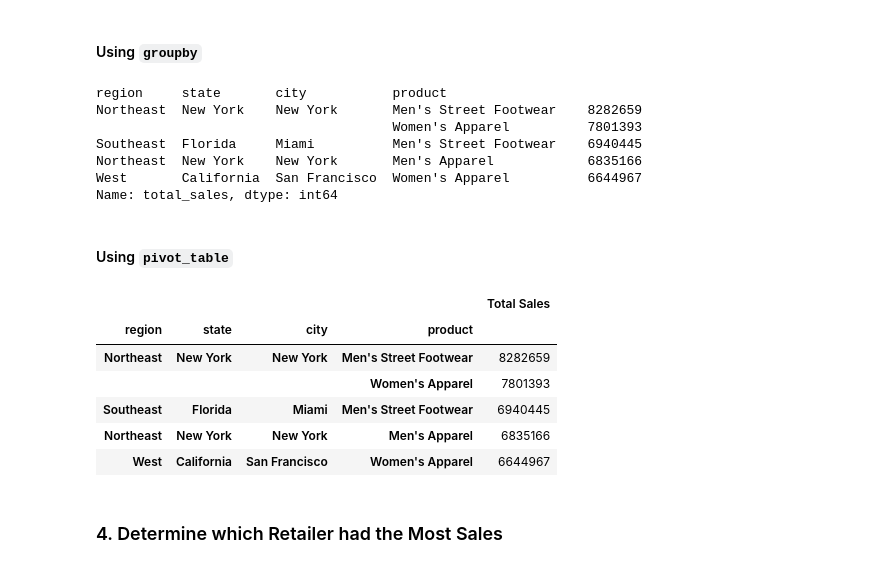
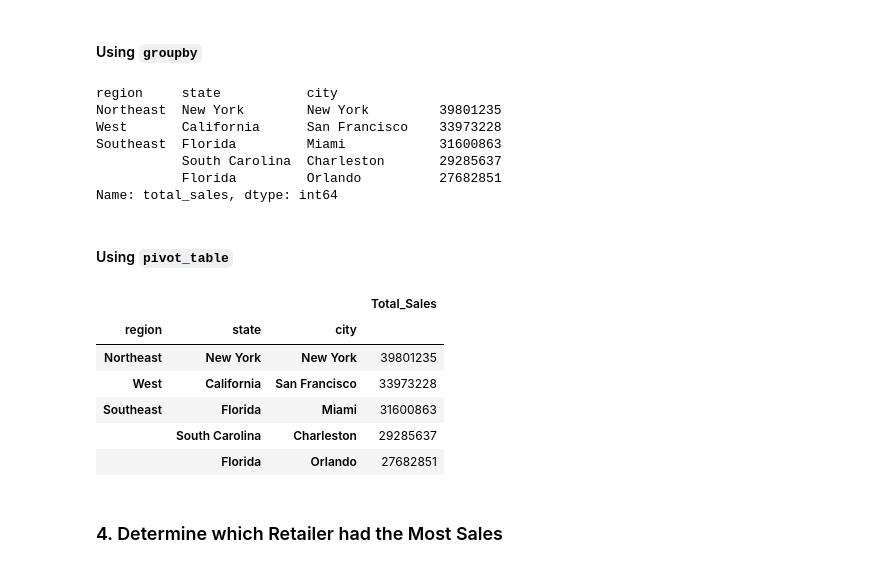
Before and after one commit to lizarias85/athletic_sales_analysis, a Jupyter notebook: athletic_sales_analysis_starter_code.ipynb, the cells around one changed output. Saved outputs shown, nothing was run; the diff lists cells and outputs as text; code cells hidden in the pictures.

```diff
--- a/athletic_sales_analysis_starter_code.ipynb
+++ b/athletic_sales_analysis_starter_code.ipynb
@@ -23,9 +23,9 @@ data_2020.head()
 | 4 | Foot Locker | 1185732 | 1/1/20 | Northeast | Pennsylvania | Philadelphia | Women's Apparel | 53 | 83 | ... |
 # %%
 # Display the 2021 sales DataFrame
-#data_2021 = pd.read_csv(path_2021, index_col='invoice_date')
-data_2021 = pd.read_csv(path_2021)
-data_2021.head()
+#sales_2021 = pd.read_csv(path_2021, index_col='invoice_date')
+sales_2021 = pd.read_csv(path_2021)
+sales_2021.head()
 # %% [output]
 |  | retailer | retailer_id | invoice_date | region | state | city | product | price_per_unit | units_sold | ... |
 | 0 | West Gear | 1128299 | 1/1/21 | West | California | San Francisco | Men's Athletic Footwear | 65 | 750 | ... |
@@ -74,7 +86,7 @@ dtype: object
 # %%
 # Combine the 2020 and 2021 sales DataFrames on the rows and reset the index.
 
-joined_2020_21_df = pd.concat([data_2020, data_2021], axis="rows", join="inner")
+joined_2020_21_df = pd.concat([sales_2020, sales_2021], axis="rows", join="inner")
 joined_2020_21_df.reset_index(drop=True, inplace=True)
 joined_2020_21_df
 # %% [output]
@@ -129,4 +147,4 @@ dtype: object
 # %%
 # Convert the "invoice_date" to a datetime datatype
-joined_2020_21_df['invoice_date'] = pd.to_datetime(joined_2020_21_df['invoice_date'])
-#joined_2020_21_df['invoice_date'] = joined_2020_21_df['invoice_date'].dt.strftime('%m/%d/%Y')
+joined_2020_21_df['invoice_date'] = pd.to_datetime(joined_2020_21_df['invoice_date'], errors='coerce')
+joined_2020_21_df
@@ -154,8 +192,9 @@ dtype: object
 # %%
 # Show the number products sold for region, state, and city.
 # Rename the sum to "Total_Products_Sold".
-joined_2020_21_df['total_products_sold'] = joined_2020_21_df['units_sold']
-total_products_sold = joined_2020_21_df.groupby(['region', 'state', 'city', 'product'])['total_products_sold'].sum()
+total_products_sold = joined_2020_21_df.groupby(['region', 'state', 'city'])\
+            ['units_sold'].agg(Total_Products_Sold=("sum"))
 
-total_products_sold.head()
+
+total_products_sold.sort_values(by=(['Total_Products_Sold']), ascending=False).head()
 # %% [output]
@@ -192,40 +234,43 @@ total_products_sold.head(5)
 # Show the total sales for the products sold for each region, state, and city.
 # Rename the "total_sales" column to "Total Sales"
 
-total_sales = joined_2020_21_df.groupby(['region', 'state', 'city', 'product'])['total_sales'].sum().sort_values(ascending=False)
+total_sales = joined_2020_21_df.groupby(['region', 'state', 'city'])['total_sales'].sum().sort_values(ascending=False)
 total_sales.rename({'total_sales': 'Total Sales'})
 
 # Show the top 5 results.
 total_sales.head(5)
 # %% [output]
-region     state       city           product
-Northeast  New York    New York       Men's Street Footwear    8282659
-                                      Women's Apparel          7801393
-Southeast  Florida     Miami          Men's Street Footwear    6940445
-Northeast  New York    New York       Men's Apparel            6835166
-West       California  San Francisco  Women's Apparel          6644967
+region     state           city
+Northeast  New York        New York         39801235
+West       California      San Francisco    33973228
+Southeast  Florida         Miami            31600863
+           South Carolina  Charleston       29285637
+           Florida         Orlando          27682851
 Name: total_sales, dtype: int64
 # %% [markdown]
 #### Using `pivot_table`
 # %%
 # Show the total sales for the products sold for each region, state, and city.
-total_sales = joined_2020_21_df.pivot_table(index=['region','state','city', 'product'], values='total_sales', aggfunc='sum').rename(columns={'total_sales': 'Total Sales'})
+total_sales = pd.pivot_table(joined_2020_21_df,
+                             index=['region','state','city'],
+                             values='total_sales',
+                             aggfunc='sum').rename(columns={'total_sales': 'Total_Sales'})
 
 # Optional: Rename the "total_sales" column to "Total Sales"
 #total_sales.rename(columns={'total_sales': 'Total Sales'})
 
 
 # Show the top 5 results.
-total_sales = total_sales.sort_values(['Total Sales'], ascending=False)
+total_sales = total_sales.sort_values(['Total_Sales'], ascending=False)
 total_sales.head(5)
 # %% [output]
-|  |  |  |  | Total Sales |
-| region | state | city | product |  |
-| Northeast | New York | New York | Men's Street Footwear | 8282659 |
-|  |  |  | Women's Apparel | 7801393 |
-| Southeast | Florida | Miami | Men's Street Footwear | 6940445 |
-| Northeast | New York | New York | Men's Apparel | 6835166 |
-| West | California | San Francisco | Women's Apparel | 6644967 |
+|  |  |  | Total_Sales |
+| region | state | city |  |
+| Northeast | New York | New York | 39801235 |
+| West | California | San Francisco | 33973228 |
+| Southeast | Florida | Miami | 31600863 |
+|  | South Carolina | Charleston | 29285637 |
+|  | Florida | Orlando | 27682851 |
 # %% [markdown]
 ### 4. Determine which Retailer had the Most Sales
 # %% [markdown]
```
Also changed, not shown: parts of 16 cells of this notebook.
